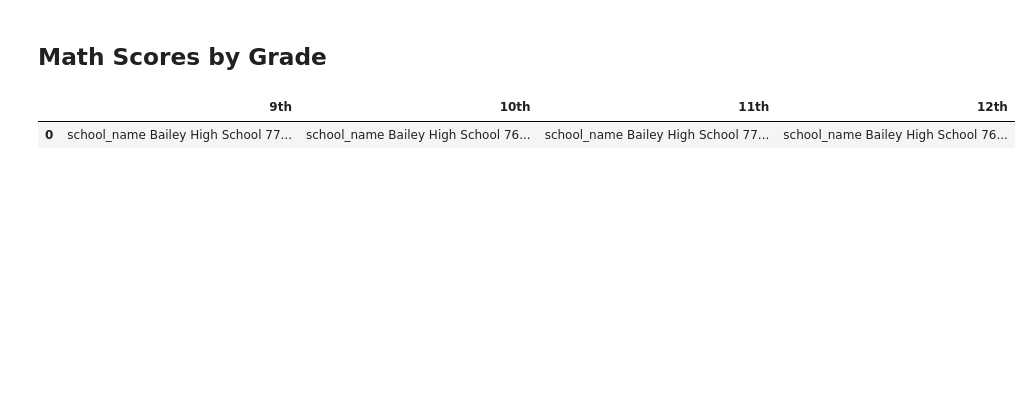
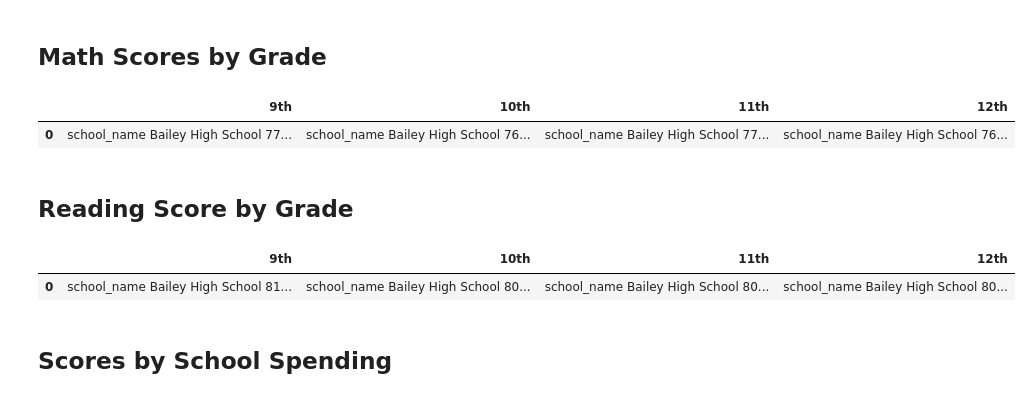
Before and after one commit to nelellen/pandas-challenge, a Jupyter notebook: PyCitySchools/Analysis.ipynb, the cells around one changed output. Cells and saved outputs as stored; diff of their text form; code cells hidden in the pictures; blank space fills up the shorter version.

```diff
--- a/PyCitySchools/Analysis.ipynb
+++ b/PyCitySchools/Analysis.ipynb
@@ -206,3 +206,37 @@ math_scores_by_grade
 # %% [output]
 |  | 9th | 10th | 11th | 12th |
 | 0 | school_name Bailey High School 77... | school_name Bailey High School 76... | school_name Bailey High School 77... | school_name Bailey High School 76... |
+# %% [markdown]
+## Reading Score by Grade
+# %%
+# Use the code provided to separate the data by grade
+ninth_graders = complete_data_df[(complete_data_df["grade"] == "9th")]
+tenth_graders = complete_data_df[(complete_data_df["grade"] == "10th")]
+eleventh_graders = complete_data_df[(complete_data_df["grade"] == "11th")]
+twelfth_graders = complete_data_df[(complete_data_df["grade"] == "12th")]
+
+# Group by `school_name` and take the mean of the the `reading_score` column for each.
+ninth_grade_reading_scores = ninth_graders.groupby(["school_name"])["reading_score"].mean()
+tenth_grader_reading_scores = tenth_graders.groupby(["school_name"])["reading_score"].mean()
+eleventh_grader_reading_scores = eleventh_graders.groupby(["school_name"])["reading_score"].mean()
+twelfth_grader_reading_scores = twelfth_graders.groupby(["school_name"])["reading_score"].mean()
+
+# Combine each of the scores above into single DataFrame called `reading_scores_by_grade`
+reading_scores_by_grade = pd.DataFrame({"9th": [ninth_grade_reading_scores],
+                                      "10th": [tenth_grader_reading_scores],
+                                      "11th": [eleventh_grader_reading_scores],
+                                      "12th": [twelfth_grader_reading_scores]
+})
+reading_scores_by_grade
+
+# Minor data wrangling
+reading_scores_by_grade = reading_scores_by_grade[["9th", "10th", "11th", "12th"]]
+reading_scores_by_grade.index.name = None
+
+# Display the DataFrame
+reading_scores_by_grade
+# %% [output]
+|  | 9th | 10th | 11th | 12th |
+| 0 | school_name Bailey High School 81... | school_name Bailey High School 80... | school_name Bailey High School 80... | school_name Bailey High School 80... |
+# %% [markdown]
+## Scores by School Spending
```
Also changed, not shown: parts of 10 cells of this notebook, 1 other file.
